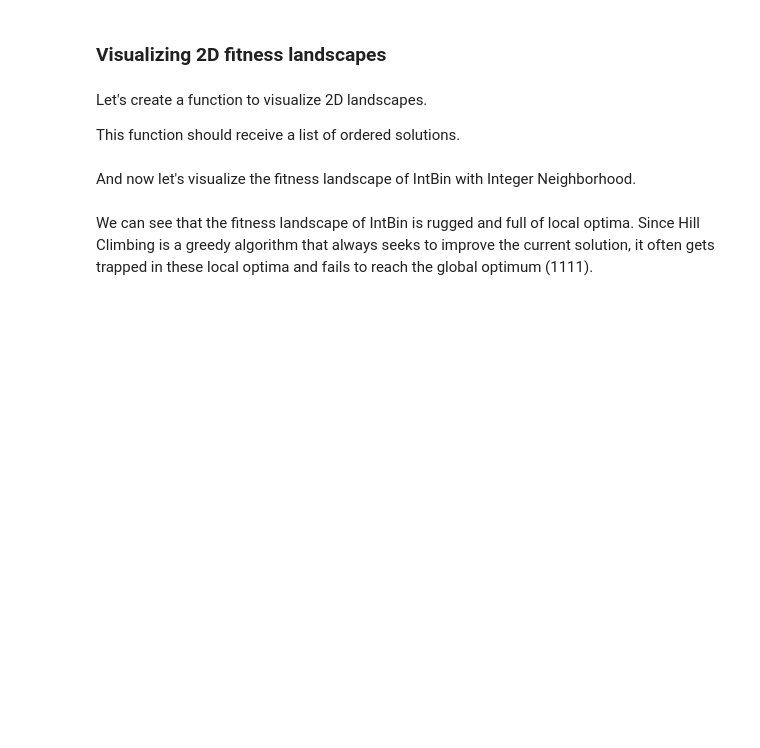
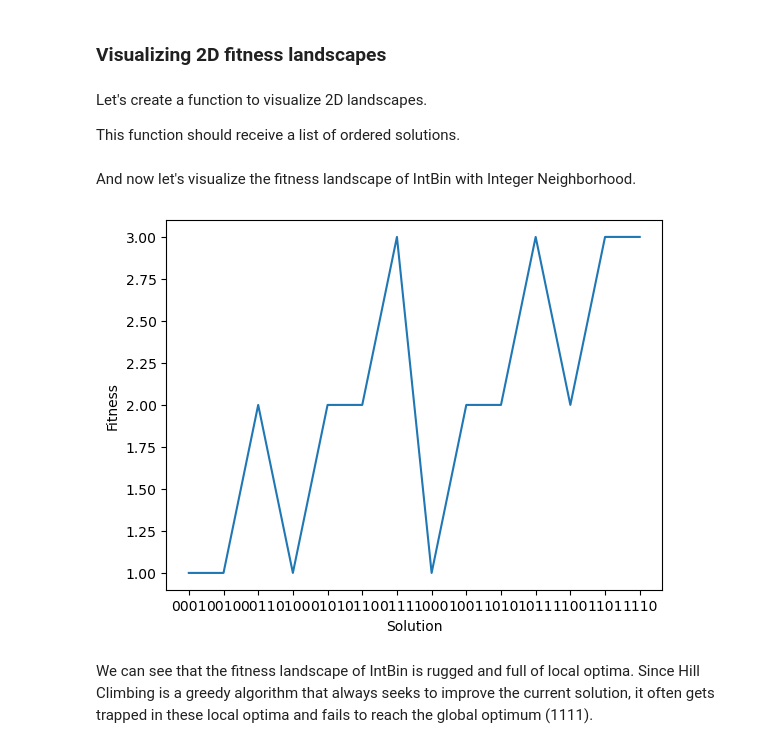
Before and after one commit to xandga/CIFO-24-25, a Jupyter notebook: notebooks-class/P3-HillClimbing-IntBin-Part2-FitnessLandscape.ipynb, the cells around one changed output. Drawn from its saved outputs; the diff is of its cells as text; code cells hidden in the pictures; blank space fills up the shorter version.

```diff
--- a/notebooks-class/P3-HillClimbing-IntBin-Part2-FitnessLandscape.ipynb
+++ b/notebooks-class/P3-HillClimbing-IntBin-Part2-FitnessLandscape.ipynb
@@ -163,8 +267,22 @@ To use hill climbing to solve IntMax we need to have solutions that implement th
+# %%
+# TODO: Implement IntMaxHillClimbingSolution class
+#neigborhood is the number above and below the current number
+class IntMaxHillClimbingSolution(IntMaxSolution):
+    def get_neighbors(self):
+        neighbors = []
+
+        if self.repr == 1:
+            return [IntMaxHillClimbingSolution(repr=2)]
+        if self.repr == 15:
+            return [IntMaxHillClimbingSolution(repr=14)]
+
+        return [IntMaxHillClimbingSolution(repr=self.repr-1), #number below
+                IntMaxHillClimbingSolution(repr=self.repr+1)] #number above
 # %% [markdown]
 And test it:
 # %%
 # Initialize random solution
-solution = IntMaxHillClimbingSolution(3)
+solution = IntMaxHillClimbingSolution(15)
 print('Solution', solution)
 
 neighbors = solution.get_neighbors()
@@ -216,2 +367,19 @@ This function should receive a list of ordered solutions.
+# %%
+# TODO: Implement the 2D fitness landscape visualization functions
+import matplotlib.pyplot as plt
+import seaborn as sns
+
+def draw_2d_fitness_landscape(ordered_solution_space):
+    fitness_values = []
+    for solution in ordered_solution_space:
+        fitness_values.append(solution.fitness()) #saving the fitness values
+
+    solutions_repr = [repr(solution) for solution in ordered_solution_space] #list comprehension to get the repr of the solutions
+
+    sns.lineplot(x= solutions_repr, y= fitness_values) #plotting the fitness values
+
+    plt.ylabel('Fitness')
+    plt.xlabel('Solution')
+    plt.show()
 # %% [markdown]
 And now let's visualize the fitness landscape of IntBin with Integer Neighborhood.
@@ -220,3 +386,13 @@ And now let's visualize the fitness landscape of IntBin with Integer Neighborhoo
+# %%
+# TODO: Call the function by passing it ordered solutions for the IntBin problem
+ordered_solution_space = [IntBin_IntNeighborhood_HillClimbingSolution(repr=format(i,"04b")) for i in range(1, 15)] #we are creating a list of solutions from 0 to 15
+
+
+#format because we have a string and we need to transform to a binary number
+
+draw_2d_fitness_landscape(ordered_solution_space) #we are calling the function
+# %% [output]
+[figure, added]
 # %% [markdown]
 We can see that the fitness landscape of IntBin is rugged and full of local optima. Since Hill Climbing is a greedy algorithm that always seeks to improve the current solution, it often gets trapped in these local optima and fails to reach the global optimum (1111).
 # %%
```
Also changed, not shown: parts of 18 cells of this notebook, 1 other file.
